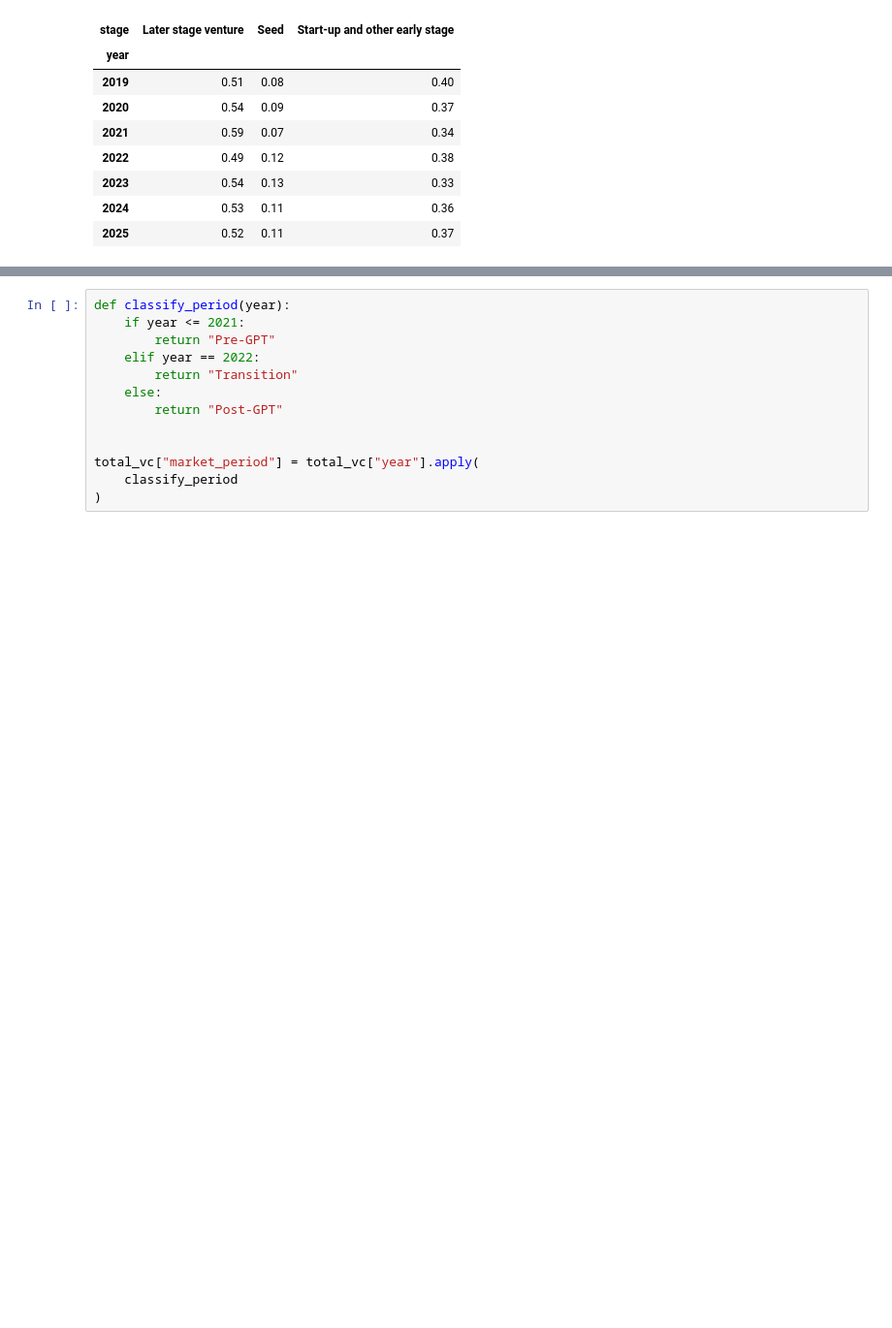
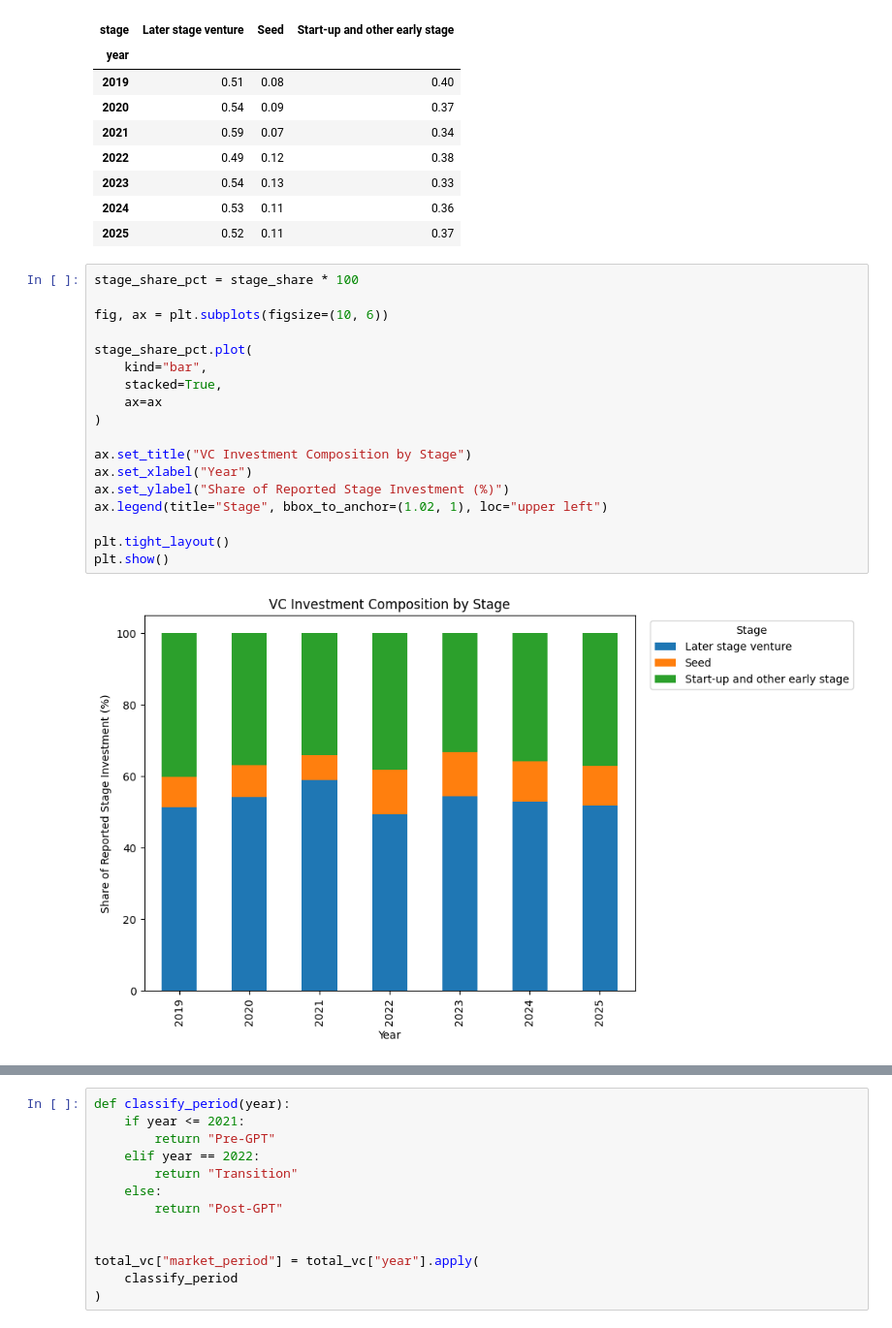
Before and after one commit to eldarhasanly/vc-market-intelligence, a Jupyter notebook: notebooks/01_oecd_vc_eda.ipynb, the cells around one changed output, grey strips where cells are left out. Shown at 97% size. Saved outputs shown, nothing was run; the diff lists cells and outputs as text; blank space fills up the shorter version.

```diff
--- a/notebooks/01_oecd_vc_eda.ipynb
+++ b/notebooks/01_oecd_vc_eda.ipynb
@@ -171,3 +342,23 @@ stage_share
 | 2023 | 0.54 | 0.13 | 0.33 |
 | 2024 | 0.53 | 0.11 | 0.36 |
 | 2025 | 0.52 | 0.11 | 0.37 |
+# %%
+stage_share_pct = stage_share * 100
+
+fig, ax = plt.subplots(figsize=(10, 6))
+
+stage_share_pct.plot(
+    kind="bar",
+    stacked=True,
+    ax=ax
+)
+
+ax.set_title("VC Investment Composition by Stage")
+ax.set_xlabel("Year")
+ax.set_ylabel("Share of Reported Stage Investment (%)")
+ax.legend(title="Stage", bbox_to_anchor=(1.02, 1), loc="upper left")
+
+plt.tight_layout()
+plt.show()
+# %% [output]
+[figure, added]
```
Also changed, not shown: parts of 25 cells of this notebook.
